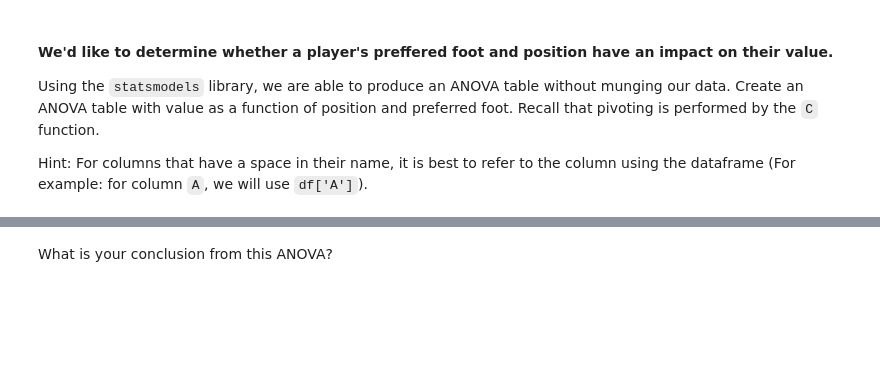
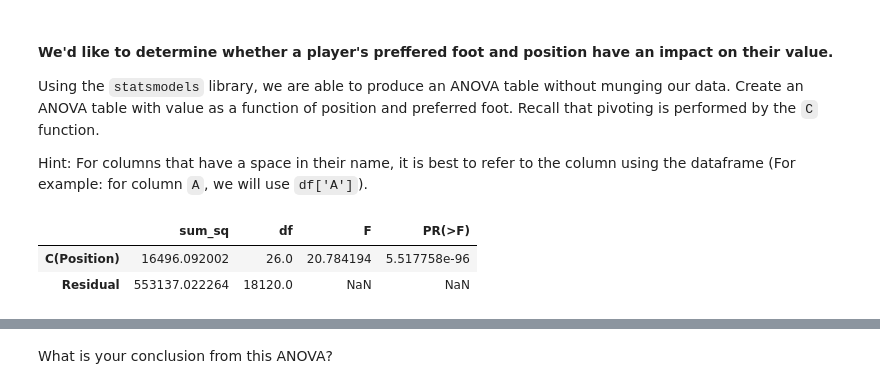
Before and after one commit to ta-data-mexpt/lab-correlation-tests-with-scipy, a Jupyter notebook: your-code/main.ipynb, the cells around one changed output, grey strips where cells are left out. Drawn from its saved outputs; the diff is of its cells as text; code cells hidden in the pictures; blank space fills up the shorter version.

```diff
--- a/your-code/main.ipynb
+++ b/your-code/main.ipynb
@@ -32,0 +78,14 @@ Hint: For columns that have a space in their name, it is best to refer to the co
+# %%
+# Your code here:
+model_position=ols('ValueFloat ~ C(Position)', data=fifa).fit()  #Hace el fit entre Valor del jugador y posición
+# %%
+anova_position=sm.stats.anova_lm(model_position, typ=2)
+anova_position
+
+#COMMENTS= in the anova_position table result, we have a p value ('PR') quite small, we reject the null hypothesis on
+# the correlation of position and monetary value of the player, my guess is that forward position players are
+# more valuable)
+# %% [output]
+|  | sum_sq | df | F | PR(>F) |
+| C(Position) | 16496.092002 | 26.0 | 20.784194 | 5.517758e-96 |
+| Residual | 553137.022264 | 18120.0 | NaN | NaN |
```
Also changed, not shown: parts of 37 cells of this notebook.
